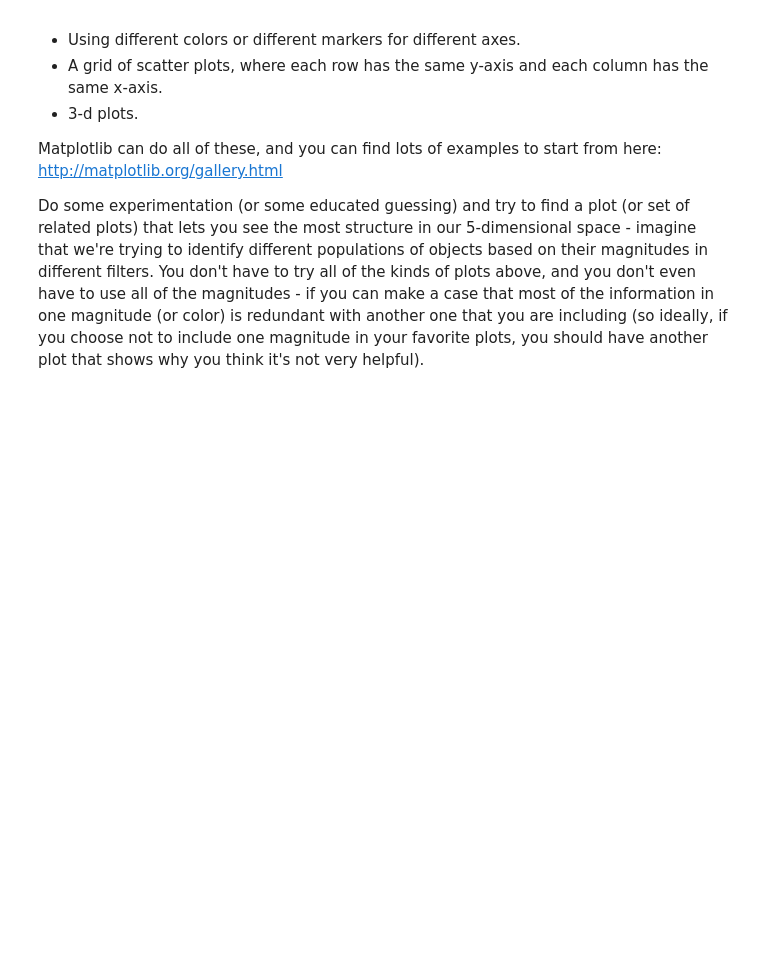
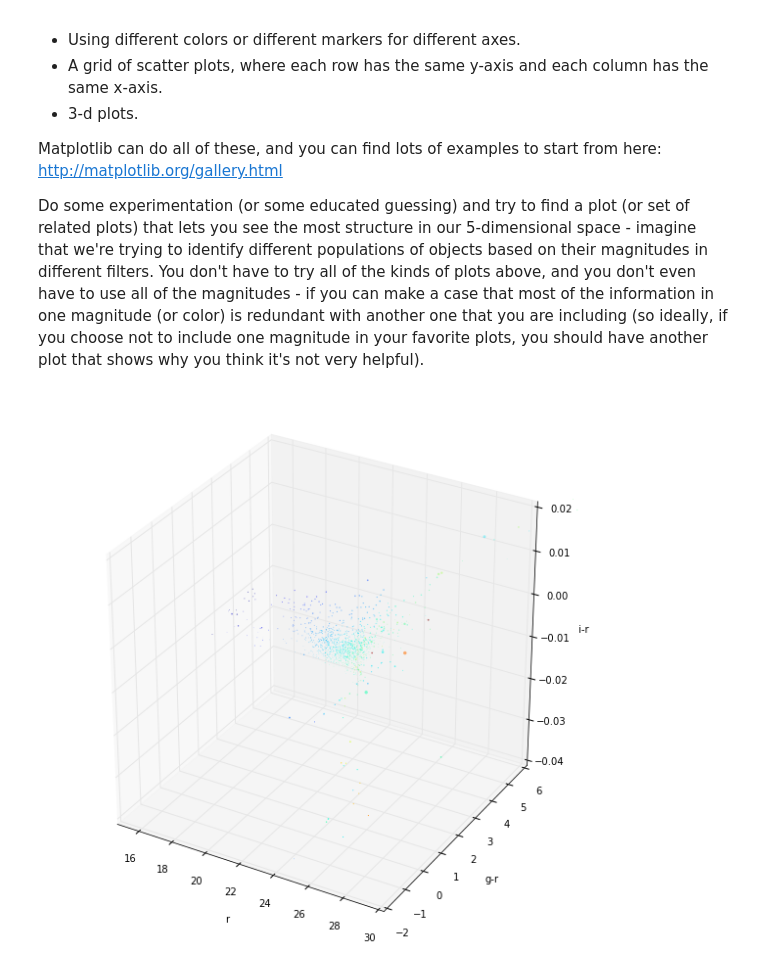
Before and after one commit to dtyi/usrp-sciprog, a Jupyter notebook: day4/dtyi/exercises.ipynb, the cells around one changed output. Saved outputs shown, nothing was run; the diff lists cells and outputs as text; code cells hidden in the pictures; blank space fills up the shorter version.

```diff
--- a/day4/dtyi/exercises.ipynb
+++ b/day4/dtyi/exercises.ipynb
@@ -119,3 +138,20 @@ Of course, a single scatter plot can only plot two dimensions at once, so we'll
 Matplotlib can do all of these, and you can find lots of examples to start from here: http://matplotlib.org/gallery.html
 
 Do some experimentation (or some educated guessing) and try to find a plot (or set of related plots) that lets you see the most structure in our 5-dimensional space - imagine that we're trying to identify different populations of objects based on their magnitudes in different filters.  You don't have to try all of the kinds of plots above, and you don't even have to use all of the magnitudes - if you can make a case that most of the information in one magnitude (or color) is redundant with another one that you are including (so ideally, if you choose not to include one magnitude in your favorite plots, you should have another plot that shows why you think it's not very helpful).
+# %%
+from mpl_toolkits.mplot3d import Axes3D
+fig = plt.figure(figsize = (10,10))
+ax = fig.add_subplot(111, projection='3d')
+plt.scatter(mags['r'],mags['g']-mags['r'],mags['i']-mags['r'],c = mags['z'], linewidth = 0)
+
+ax.set_xlabel('r')
+ax.set_ylabel('g-r')
+ax.set_zlabel('i-r')
+
+ax.set_xlim3d(15, 30)
+ax.set_ylim3d(-2, 6)
+ax.set_zlim3d(-0.04, 0.02)
+
+plt.show()
+# %% [output]
+[figure, added]
```
Also changed, not shown: parts of 4 cells of this notebook.
